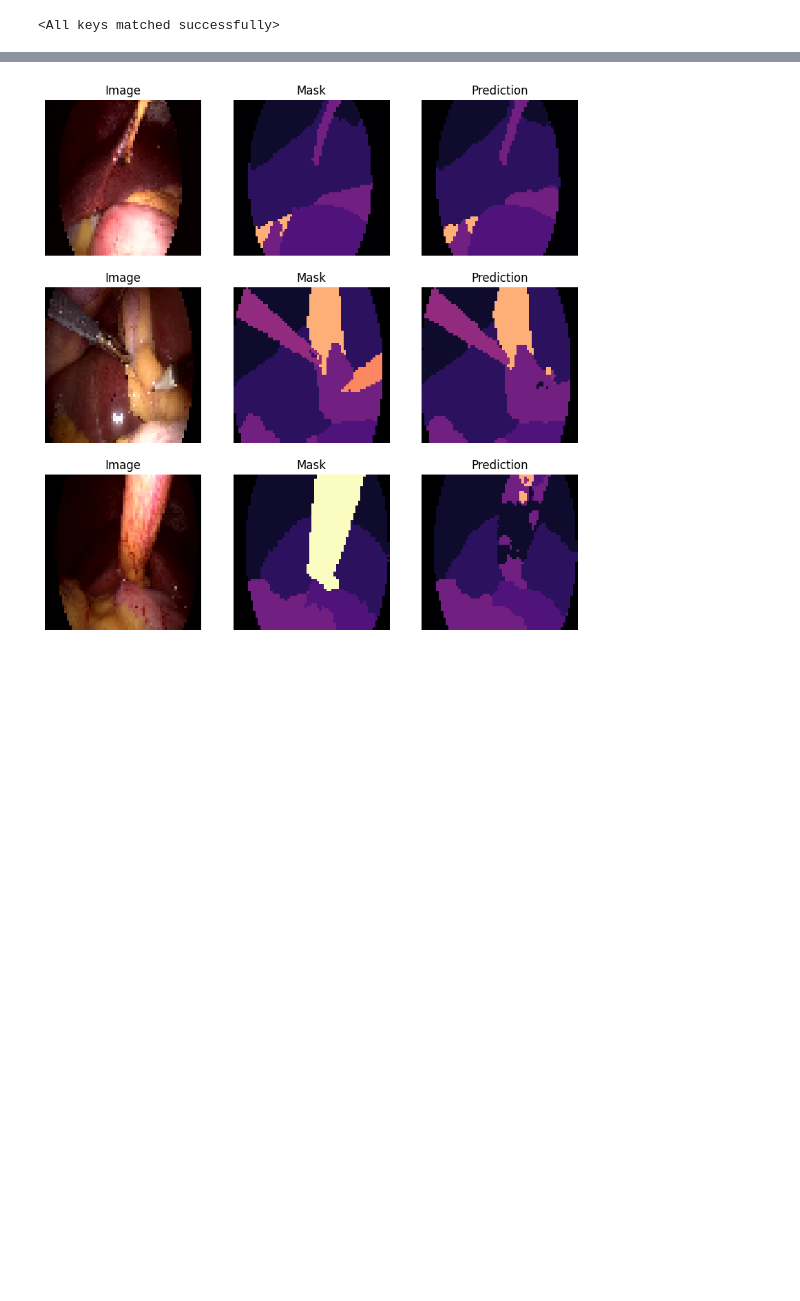
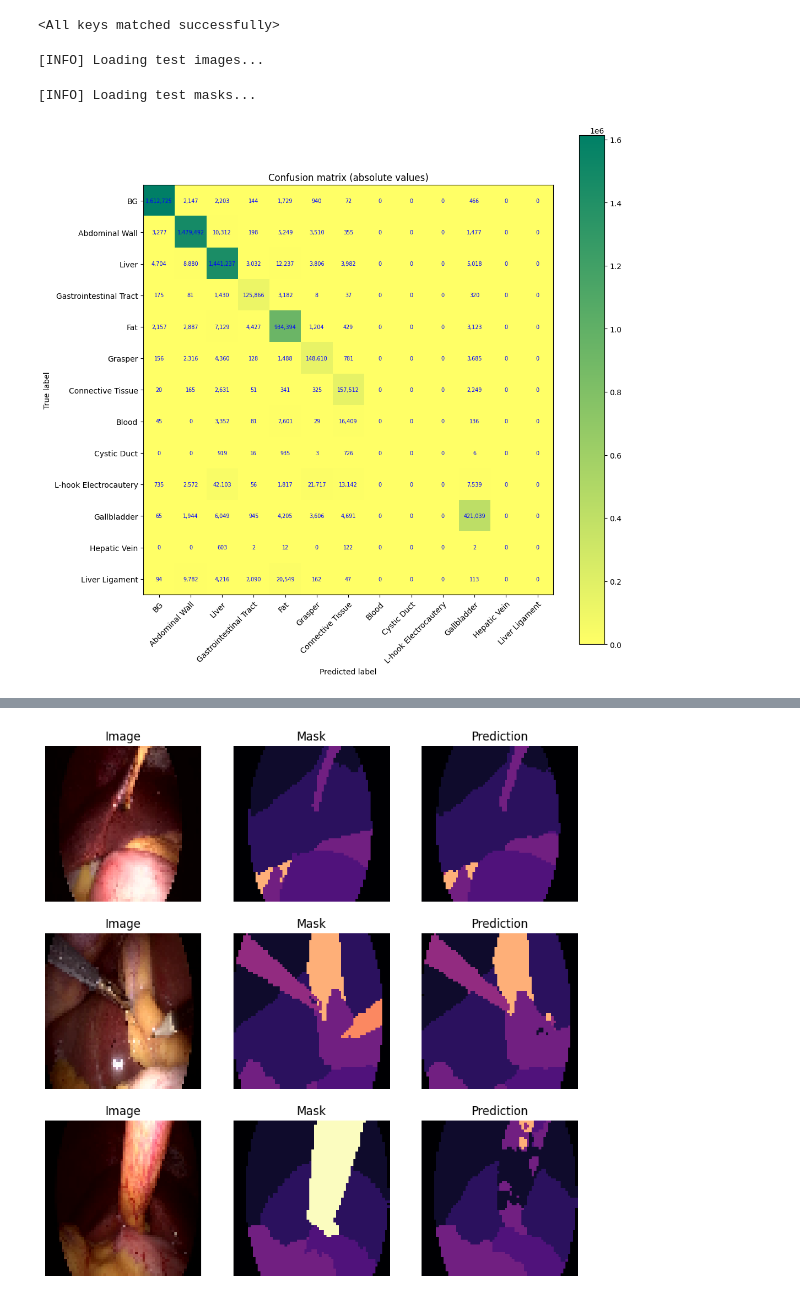
Before and after one commit to alexgmota/TFG-SW-AGM, a Jupyter notebook: src/Model_evaluation_Uformer.ipynb, the cells around one changed output, grey strips where cells are left out. Cells and saved outputs as stored; diff of their text form; code cells hidden in the pictures; blank space fills up the shorter version.

Commit message:
Added Uformer evalution

```diff
--- a/src/Model_evaluation_Uformer.ipynb
+++ b/src/Model_evaluation_Uformer.ipynb
@@ -154,7 +154,7 @@ uformer.load_state_dict(torch.load('../models/uformer.pth'))
 # %% [output]
 <All keys matched successfully>
 # %%
-def make_prediction(model, image):
+def make_prediction(model, image, toCategorical=True):
 	image = torch.Tensor(image).permute((2, 0, 1)).to(DEVICE)
 	image = torch.unsqueeze(image, 0)
 	# set model to evaluation mode
@@ -166,8 +166,9 @@ def make_prediction(model, image):
 		predMask = torch.squeeze(predMask, 0)
 		predMask = predMask.permute((1, 2, 0))
 		predMask = predMask.cpu().detach().numpy()
-		predMask = np.argmax(predMask, axis=-1)
-		predMask = np.expand_dims(predMask, axis=-1)
+		if toCategorical:
+			predMask = np.argmax(predMask, axis=-1)
+			predMask = np.expand_dims(predMask, axis=-1)
 		# filter out the weak predictions and convert them to integers
 		return predMask.astype(np.uint8)
 # %%
@@ -187,12 +188,27 @@ def getPredMask(mask_path):
     mask = np.expand_dims(mask, axis=-1)
     mask = encode_mask(mask)
     return mask
-# %%
-pred = []
-for testImg in testImages:
-    pred.append(make_prediction(uformer, testImg))
-
-pred = np.array(pred)
+# %%
+pred = []
+y_true = []
+print('[INFO] Loading test images...')
+for testImg in tqdm(testImages):
+    pred.append(make_prediction(uformer, getPredImg(testImg)))
+
+print('[INFO] Loading test masks...')
+for testMask in tqdm(testMasks):
+    testMask = getPredMask(testMask)
+    testMask = np.argmax(testMask, axis=-1)
+    testMask = np.expand_dims(testMask, axis=-1)
+    y_true.append(testMask)
+
+pred = np.array(pred)
+y_true = np.array(y_true)
+
+assert pred.shape == y_true.shape, f"{pred.shape} != {y_true.shape}"
+# %% [output]
+[INFO] Loading test images...
+[INFO] Loading test masks...
 # %%
 labels_encoding = {
     0: 'BG',
@@ -212,23 +228,25 @@ labels_encoding = {
 # %%
 from sklearn.metrics import confusion_matrix
 
-y_true = tf.argmax(y_test, axis=-1).numpy().reshape((-1, 1))
-y_pred = tf.argmax(pred, axis=-1).numpy().reshape((-1, 1))
+y_true = y_true.reshape((-1, 1))
+y_pred = pred.reshape((-1, 1))
 confusion_mat = confusion_matrix(y_true, y_pred)
 
 plt.figure(figsize=(12,12))
 plt.xticks(np.arange(0,13, 1), labels=labels_encoding.values(), rotation=45, ha="right", rotation_mode="anchor")
 plt.yticks(np.arange(0,13, 1), labels=labels_encoding.values())
 plt.title('Confusion matrix (absolute values)')
 plt.xlabel('Predicted label')
 plt.ylabel('True label')
 plt.imshow(confusion_mat, cmap='summer_r')
 plt.colorbar()
 for i in range(len(confusion_mat)):
     for j in range(len(confusion_mat[0])):
         plt.text(j, i, f"{confusion_mat[i, j]:,}",
                        ha="center", va="center", color="b", fontsize='x-small')
 plt.show()
+# %% [output]
+[figure, added]
 # %%
 confusion_mat = confusion_matrix(y_true, y_pred, normalize='true')
 
```
Also changed, not shown: parts of 7 cells of this notebook, 1 other file.
